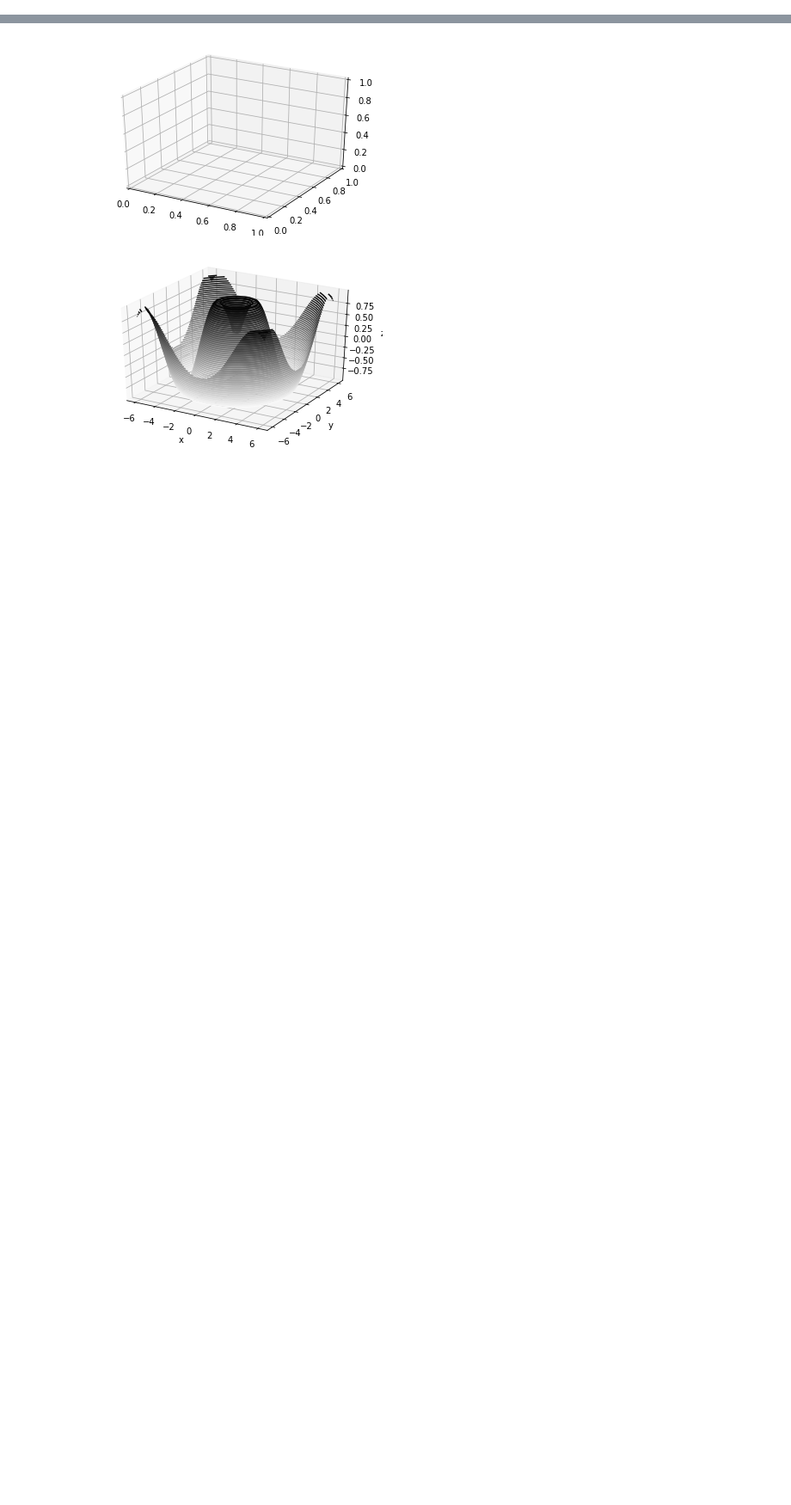
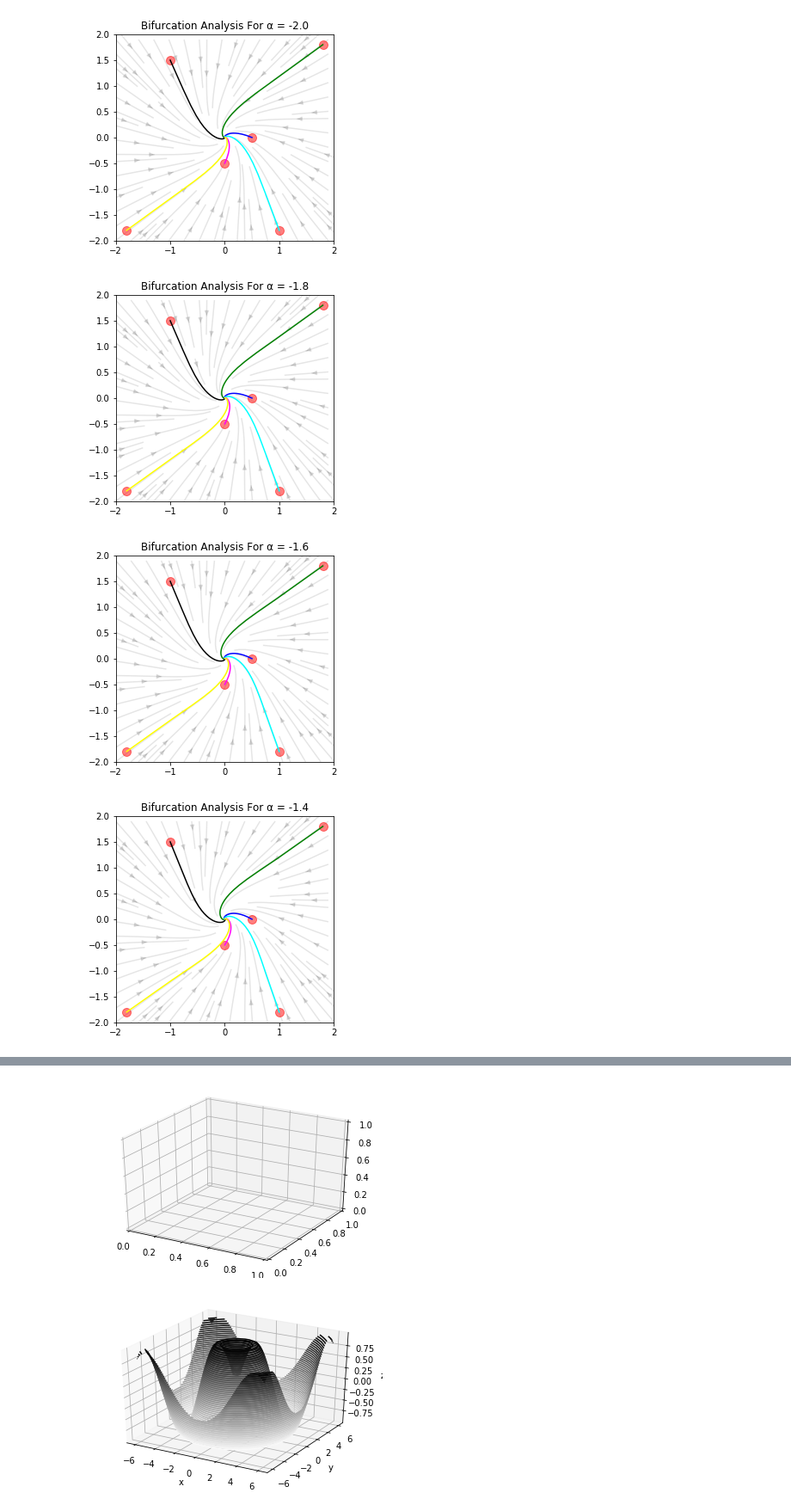
Before and after one commit to TUM-MLCMS/mlcms-3, a Jupyter notebook: Task 3.ipynb, the cells around one changed output, grey strips where cells are left out. Shown at 86% size. Drawn from its saved outputs; the diff is of its cells as text; code cells hidden in the pictures; blank space fills up the shorter version.

Commit message:
First two subtasks for Task 3 is finalized. Cusp Bifurcation awaits.

```diff
--- a/Task 3.ipynb
+++ b/Task 3.ipynb
@@ -71,0 +82,55 @@ Text(0.5, 1.0, 'Two Orbits for Alpha = 1')
+# %%
+def f(t, r):
+    x1, x2 = r
+    f1 = alpha * x1 - x2 - x1*(np.square(x1) + np.square(x2))
+    f2 = x1 + alpha * x2 - x2*(np.square(x1) + np.square(x2))
+    return f1, f2
+
+for alpha in np.arange(-2,2,0.2):
+    sol = solve_ivp(f, (0, 100), (1.8, 1.8), t_eval=np.linspace(0, 100, 1000))
+    xfr, yfr = sol.y
+
+    sol = solve_ivp(f, (0, 100), (0.5, 0), t_eval=np.linspace(0, 100, 1000))
+    xsc, ysc = sol.y
+
+    sol = solve_ivp(f, (0, 100), (0, -0.5), t_eval=np.linspace(0, 100, 1000))
+    xtr, ytr = sol.y
+
+    sol = solve_ivp(f, (0, 100), (1, -1.8), t_eval=np.linspace(0, 100, 1000))
+    xft, yft = sol.y
+
+    sol = solve_ivp(f, (0, 100), (-1, 1.5), t_eval=np.linspace(0, 100, 1000))
+    xfh, yfh = sol.y
+
+    sol = solve_ivp(f, (0, 100), (-1.8, -1.8), t_eval=np.linspace(0, 100, 1000))
+    xst, yst = sol.y
+
+    U = alpha * x1 - x2 - x1*(np.square(x1) + np.square(x2))
+    V = x1 + alpha * x2 - x2*(np.square(x1) + np.square(x2))
+
+    fig = plt.figure(figsize=(10, 20))
+    gs = gridspec.GridSpec(nrows=3, ncols=2, height_ratios=[1, 1, 2])
+
+    ax = fig.add_subplot(gs[0, 0])
+    ax.streamplot(x1, x2, U, V, color=(0,0,0,.1))
+
+    ax.plot([1.8], [1.8], 'ok', ms=10, color='r', alpha=0.5)
+    ax.plot([0.5], [0], 'ok', ms=10, color='r', alpha=0.5)
+    ax.plot([0], [-0.5], 'ok', ms=10, color='r', alpha=0.5)
+    ax.plot([1], [-1.8], 'ok', ms=10, color='r', alpha=0.5)
+    ax.plot([-1], [1.5], 'ok', ms=10, color='r', alpha=0.5)
+    ax.plot([-1.8], [-1.8], 'ok', ms=10, color='r', alpha=0.5)
+
+    ax.plot(xfr, yfr, color='green')
+    ax.plot(xsc, ysc, color='blue')
+    ax.plot(xtr, ytr, color='magenta')
+    ax.plot(xft, yft, color='cyan')
+    ax.plot(xfh, yfh, color='black')
+    ax.plot(xst, yst, color='yellow')
+
+    ax.set_title(f"Bifurcation Analysis For \u03B1 = {alpha:.1f}")
+# %% [output]
+[figure, added]
+[figure, added]
+[figure, added]
+[figure, added]
```
Also changed, not shown: parts of 3 cells of this notebook.
